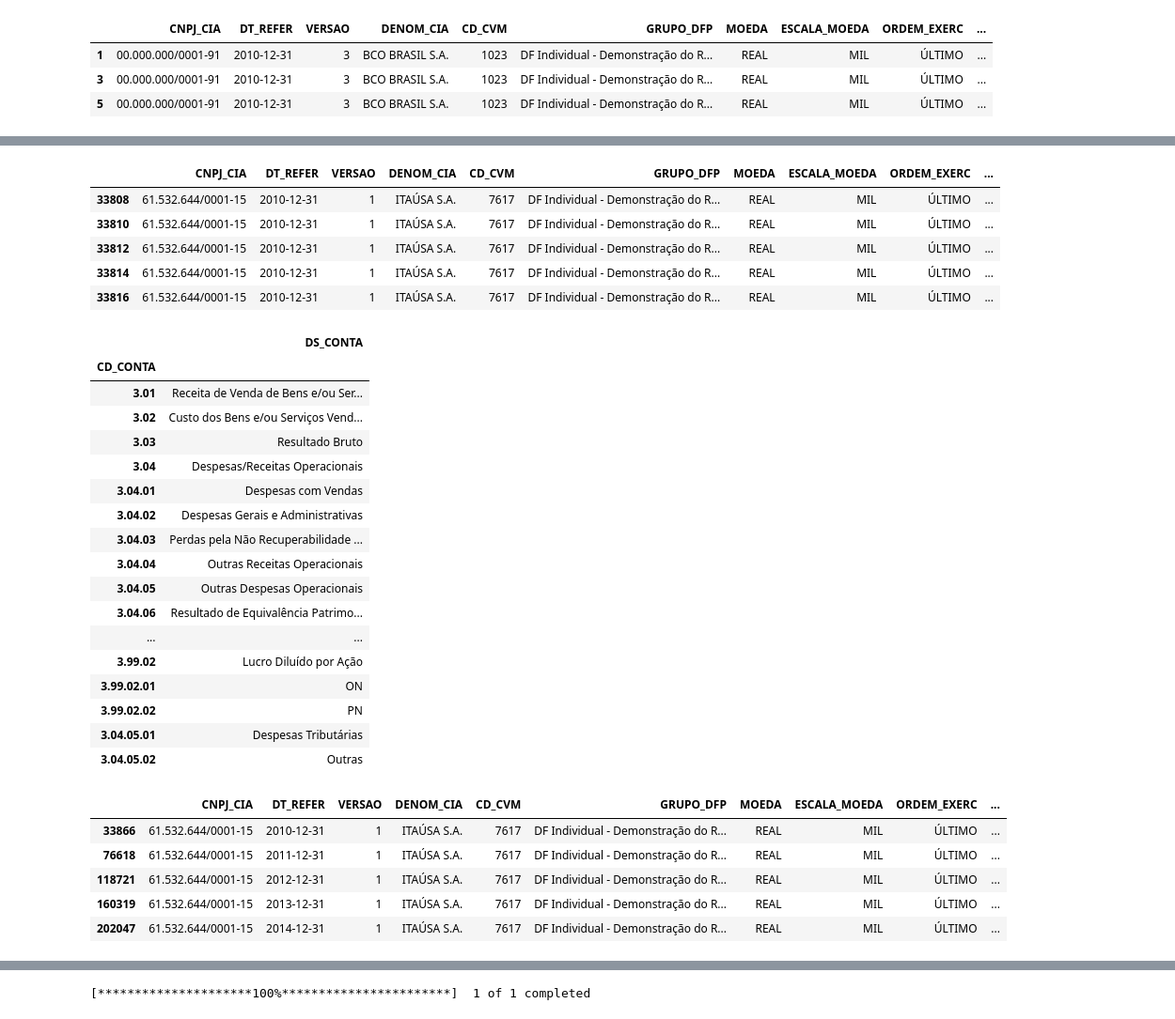
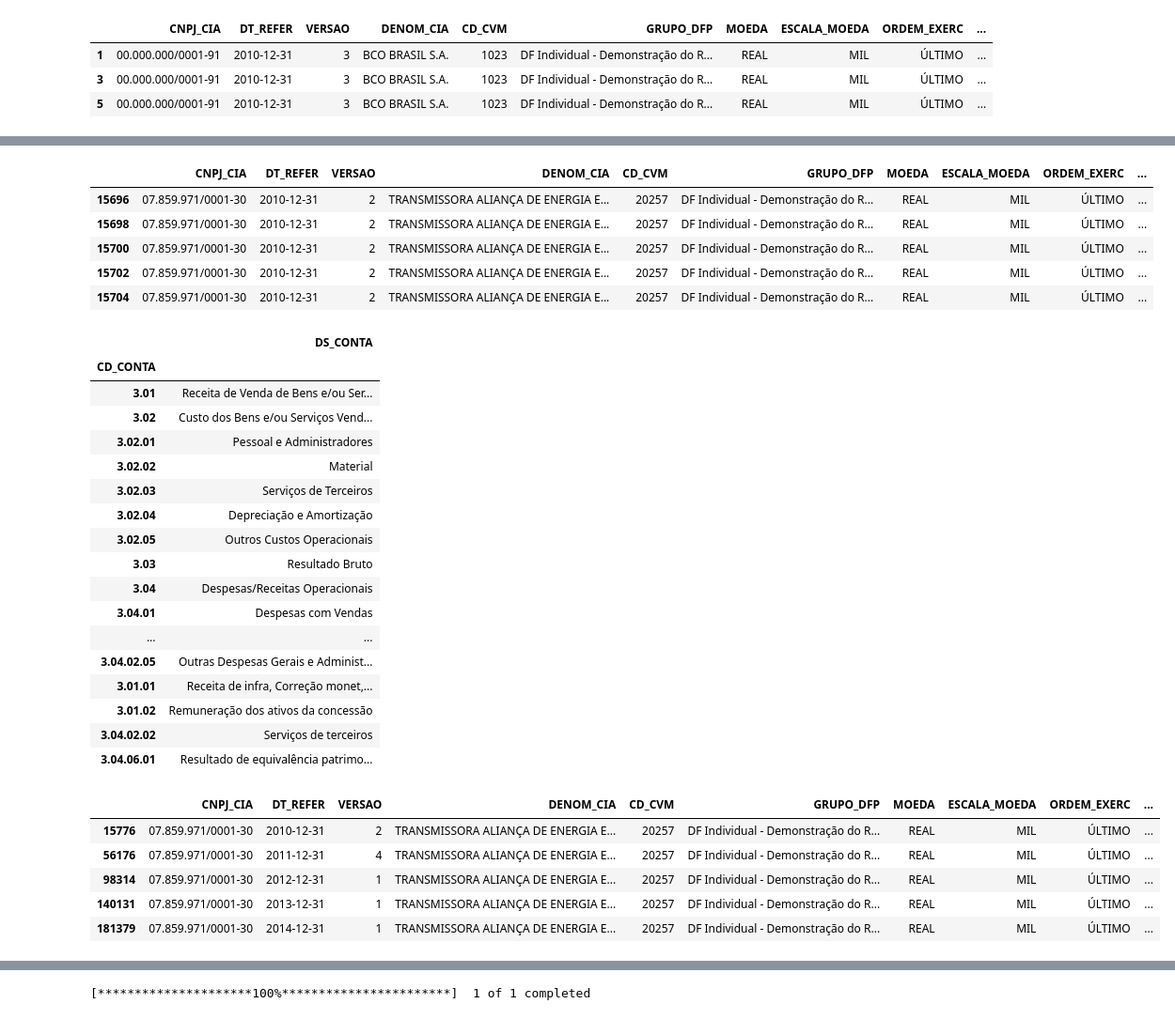
Before and after one commit to RafaelLopesPinheiro/Dados-Demonstracoes-Contabeis, a Jupyter notebook: Dados_demonstracoes_contabeis.ipynb, the cells around one changed output, grey strips where cells are left out. Shown at 94% size. Drawn from its saved outputs; the diff is of its cells as text; code cells hidden in the pictures.

```diff
--- a/Dados_demonstracoes_contabeis.ipynb
+++ b/Dados_demonstracoes_contabeis.ipynb
@@ -55,5 +53,5 @@ for nome in nomes:
 # %%
-dre = pd.read_csv('/content/DADOS_DFP/dfp_cia_aberta_DRE_ind_2010-2020.csv')
+dre = pd.read_csv('/content/DADOS_DFP/dfp_cia_aberta_DRE_ind_2010-2021.csv')
 # %%
 dre = dre[dre['ORDEM_EXERC'] == "ÚLTIMO"]
 # %%
@@ -84,45 +83,46 @@ DataTable(empresas)
 # %%
-empresa = dre[dre['CD_CVM'] == 7617]
+empresa = dre[dre['CD_CVM'] == 20257]
 # %%
 empresa.head()
 # %% [output]
 |  | CNPJ_CIA | DT_REFER | VERSAO | DENOM_CIA | CD_CVM | GRUPO_DFP | MOEDA | ESCALA_MOEDA | ORDEM_EXERC | ... |
-| 33808 | 61.532.644/0001-15 | 2010-12-31 | 1 | ITAÚSA S.A. | 7617 | DF Individual - Demonstração do R... | REAL | MIL | ÚLTIMO | ... |
-| 33810 | 61.532.644/0001-15 | 2010-12-31 | 1 | ITAÚSA S.A. | 7617 | DF Individual - Demonstração do R... | REAL | MIL | ÚLTIMO | ... |
-| 33812 | 61.532.644/0001-15 | 2010-12-31 | 1 | ITAÚSA S.A. | 7617 | DF Individual - Demonstração do R... | REAL | MIL | ÚLTIMO | ... |
-| 33814 | 61.532.644/0001-15 | 2010-12-31 | 1 | ITAÚSA S.A. | 7617 | DF Individual - Demonstração do R... | REAL | MIL | ÚLTIMO | ... |
-| 33816 | 61.532.644/0001-15 | 2010-12-31 | 1 | ITAÚSA S.A. | 7617 | DF Individual - Demonstração do R... | REAL | MIL | ÚLTIMO | ... |
+| 15696 | 07.859.971/0001-30 | 2010-12-31 | 2 | TRANSMISSORA ALIANÇA DE ENERGIA E... | 20257 | DF Individual - Demonstração do R... | REAL | MIL | ÚLTIMO | ... |
+| 15698 | 07.859.971/0001-30 | 2010-12-31 | 2 | TRANSMISSORA ALIANÇA DE ENERGIA E... | 20257 | DF Individual - Demonstração do R... | REAL | MIL | ÚLTIMO | ... |
+| 15700 | 07.859.971/0001-30 | 2010-12-31 | 2 | TRANSMISSORA ALIANÇA DE ENERGIA E... | 20257 | DF Individual - Demonstração do R... | REAL | MIL | ÚLTIMO | ... |
+| 15702 | 07.859.971/0001-30 | 2010-12-31 | 2 | TRANSMISSORA ALIANÇA DE ENERGIA E... | 20257 | DF Individual - Demonstração do R... | REAL | MIL | ÚLTIMO | ... |
+| 15704 | 07.859.971/0001-30 | 2010-12-31 | 2 | TRANSMISSORA ALIANÇA DE ENERGIA E... | 20257 | DF Individual - Demonstração do R... | REAL | MIL | ÚLTIMO | ... |
 # %%
+#those are the acounts on income statement
 DataTable(empresa[['CD_CONTA', 'DS_CONTA']].drop_duplicates().set_index('CD_CONTA'))
 # %% [output]
 |  | DS_CONTA |
 | CD_CONTA |  |
 | 3.01 | Receita de Venda de Bens e/ou Ser... |
 | 3.02 | Custo dos Bens e/ou Serviços Vend... |
+| 3.02.01 | Pessoal e Administradores |
+| 3.02.02 | Material |
+| 3.02.03 | Serviços de Terceiros |
+| 3.02.04 | Depreciação e Amortização |
+| 3.02.05 | Outros Custos Operacionais |
 | 3.03 | Resultado Bruto |
 | 3.04 | Despesas/Receitas Operacionais |
 | 3.04.01 | Despesas com Vendas |
-| 3.04.02 | Despesas Gerais e Administrativas |
-| 3.04.03 | Perdas pela Não Recuperabilidade ... |
-| 3.04.04 | Outras Receitas Operacionais |
-| 3.04.05 | Outras Despesas Operacionais |
-| 3.04.06 | Resultado de Equivalência Patrimo... |
 | ... | ... |
-| 3.99.02 | Lucro Diluído por Ação |
-| 3.99.02.01 | ON |
-| 3.99.02.02 | PN |
-| 3.04.05.01 | Despesas Tributárias |
-| 3.04.05.02 | Outras |
+| 3.04.02.05 | Outras Despesas Gerais e Administ... |
+| 3.01.01 | Receita de infra, Correção monet,... |
+| 3.01.02 | Remuneração dos ativos da concessão |
+| 3.04.02.02 | Serviços de terceiros |
+| 3.04.06.01 | Resultado de equivalência patrimo... |
 # %%
-conta = empresa[empresa['CD_CONTA'] == '3.99.02.02']
+conta = empresa[empresa['CD_CONTA'] == '3.99.02.01']
 conta.head()
 # %% [output]
 |  | CNPJ_CIA | DT_REFER | VERSAO | DENOM_CIA | CD_CVM | GRUPO_DFP | MOEDA | ESCALA_MOEDA | ORDEM_EXERC | ... |
-| 33866 | 61.532.644/0001-15 | 2010-12-31 | 1 | ITAÚSA S.A. | 7617 | DF Individual - Demonstração do R... | REAL | MIL | ÚLTIMO | ... |
-| 76618 | 61.532.644/0001-15 | 2011-12-31 | 1 | ITAÚSA S.A. | 7617 | DF Individual - Demonstração do R... | REAL | MIL | ÚLTIMO | ... |
-| 118721 | 61.532.644/0001-15 | 2012-12-31 | 1 | ITAÚSA S.A. | 7617 | DF Individual - Demonstração do R... | REAL | MIL | ÚLTIMO | ... |
-| 160319 | 61.532.644/0001-15 | 2013-12-31 | 1 | ITAÚSA S.A. | 7617 | DF Individual - Demonstração do R... | REAL | MIL | ÚLTIMO | ... |
-| 202047 | 61.532.644/0001-15 | 2014-12-31 | 1 | ITAÚSA S.A. | 7617 | DF Individual - Demonstração do R... | REAL | MIL | ÚLTIMO | ... |
+| 15776 | 07.859.971/0001-30 | 2010-12-31 | 2 | TRANSMISSORA ALIANÇA DE ENERGIA E... | 20257 | DF Individual - Demonstração do R... | REAL | MIL | ÚLTIMO | ... |
+| 56176 | 07.859.971/0001-30 | 2011-12-31 | 4 | TRANSMISSORA ALIANÇA DE ENERGIA E... | 20257 | DF Individual - Demonstração do R... | REAL | MIL | ÚLTIMO | ... |
+| 98314 | 07.859.971/0001-30 | 2012-12-31 | 1 | TRANSMISSORA ALIANÇA DE ENERGIA E... | 20257 | DF Individual - Demonstração do R... | REAL | MIL | ÚLTIMO | ... |
+| 140131 | 07.859.971/0001-30 | 2013-12-31 | 1 | TRANSMISSORA ALIANÇA DE ENERGIA E... | 20257 | DF Individual - Demonstração do R... | REAL | MIL | ÚLTIMO | ... |
+| 181379 | 07.859.971/0001-30 | 2014-12-31 | 1 | TRANSMISSORA ALIANÇA DE ENERGIA E... | 20257 | DF Individual - Demonstração do R... | REAL | MIL | ÚLTIMO | ... |
 # %%
 conta.index = pd.to_datetime(conta['DT_REFER'])
 conta.head()
```
Also changed, not shown: parts of 19 cells of this notebook.
